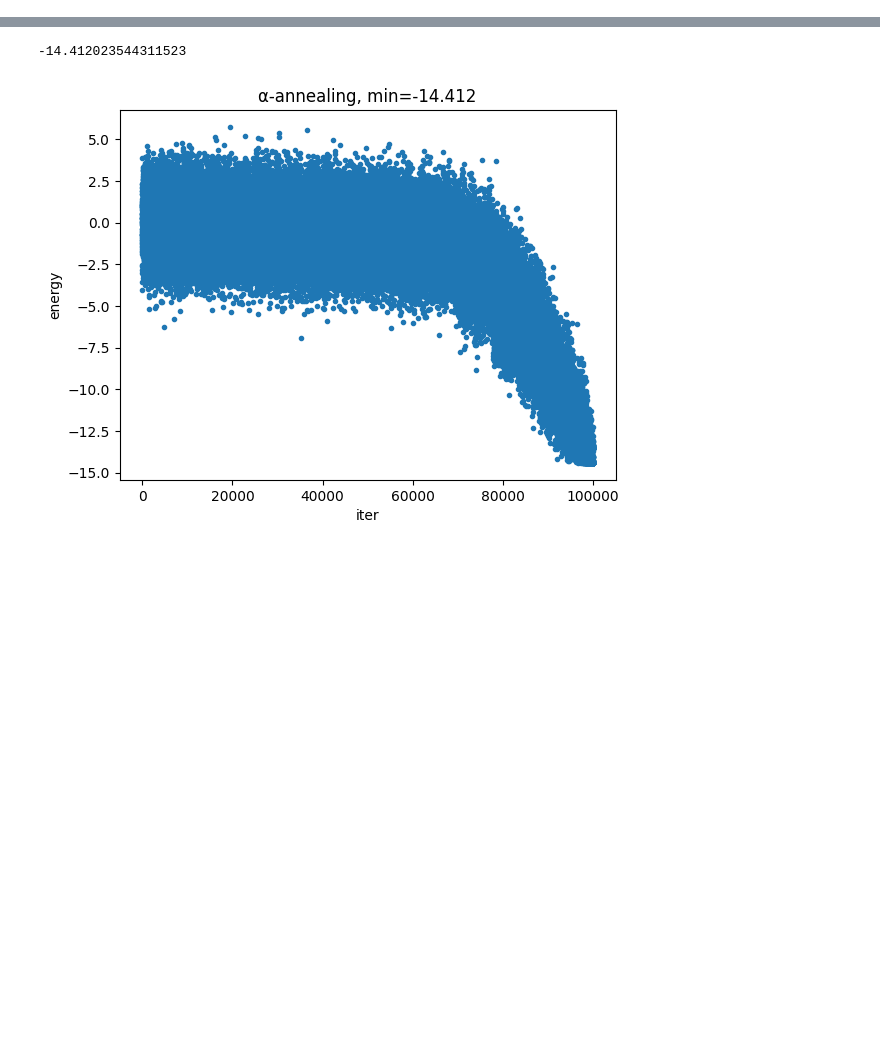
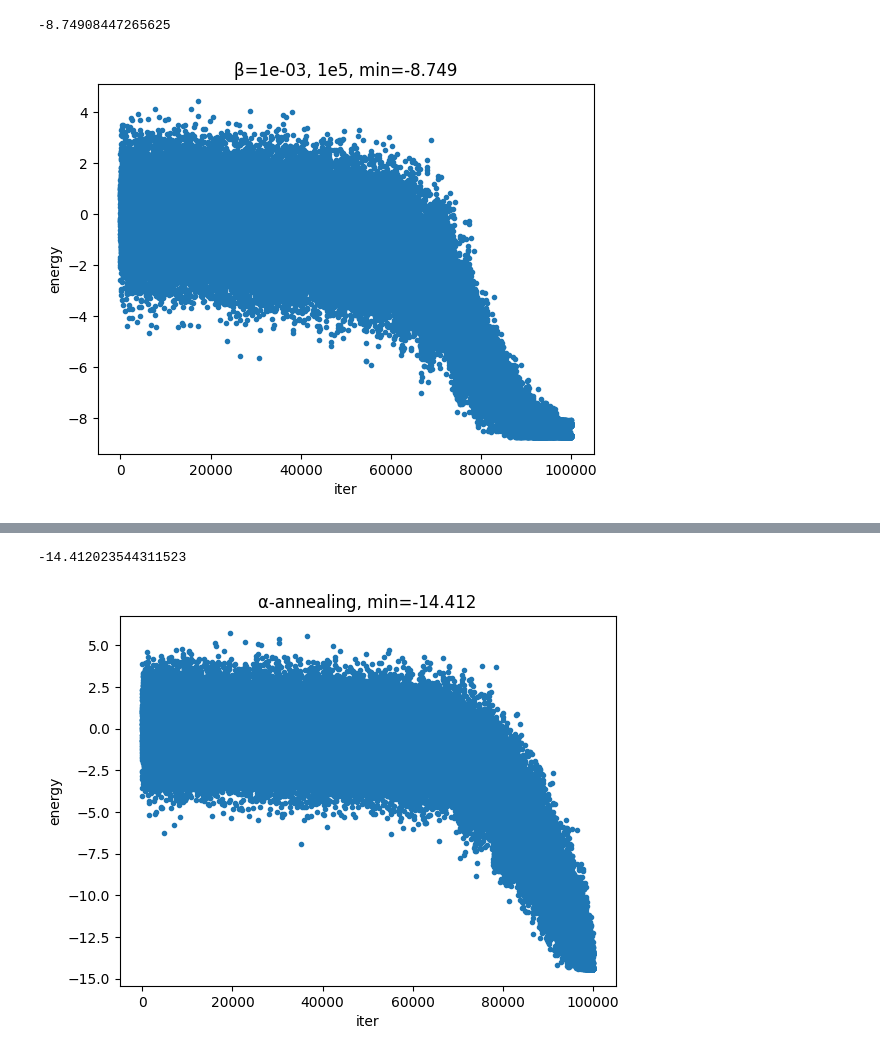
Before and after one commit to LABO-M/aco-on-spinglass, a Jupyter notebook: src/visuals/alpha_annealing.ipynb, the cells around one changed output, grey strips where cells are left out. Saved outputs shown, nothing was run; the diff lists cells and outputs as text; code cells hidden in the pictures; blank space fills up the shorter version.

```diff
--- a/src/visuals/alpha_annealing.ipynb
+++ b/src/visuals/alpha_annealing.ipynb
@@ -1,3 +1,32 @@
+# %%
+import pandas as pd
+import matplotlib.pyplot as plt
+
+# Parameter
+seed = 42
+iter = 1e+05
+tau = 100
+beta = 1e-3
+file_name = f'tau{tau:.0e}_beta{beta:.0e}_energy'
+
+file_path_energy = f'/home/mori-lab/shimizu/aco/data/spinglass/beta/annealing/seed{seed}/iter{iter:.0e}/{file_name}.csv'
+
+data = pd.read_csv(file_path_energy)
+data = data['energy']
+min = data.min()
+print(min)
+
+plt.plot(data, '.')
+#plt.plot(data_alpha)
+#plt.xscale('log')
+plt.xlabel('iter')
+plt.ylabel('energy')
+plt.title(f'β={beta:.0e}, 1e5, min={min:.3f}')
+#plt.xlim(0, 1e2)
+plt.show()
+# %% [output]
+-8.74908447265625
+[figure, added]
 # %%
 import pandas as pd
 import matplotlib.pyplot as plt
```
Also changed, not shown: parts of 1 cell of this notebook.
